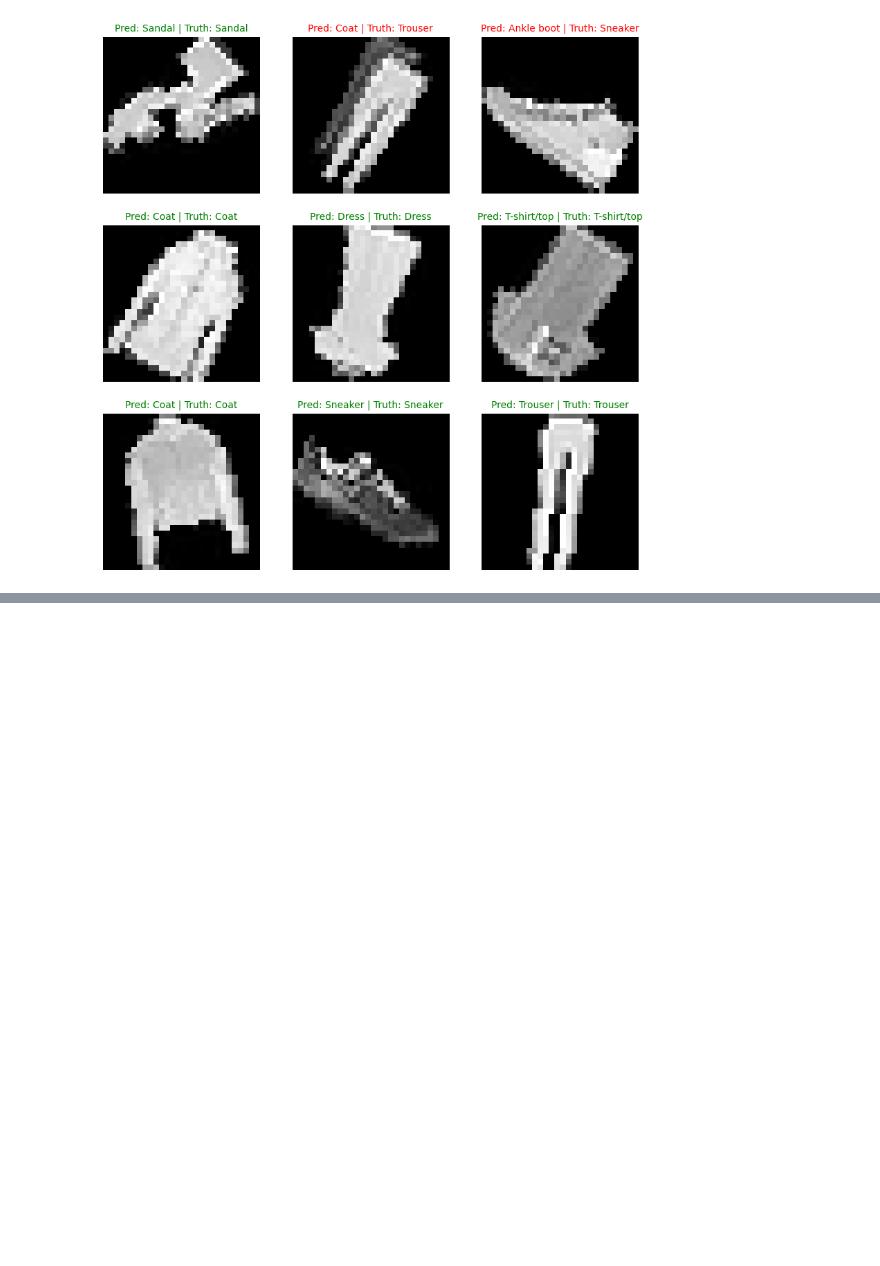
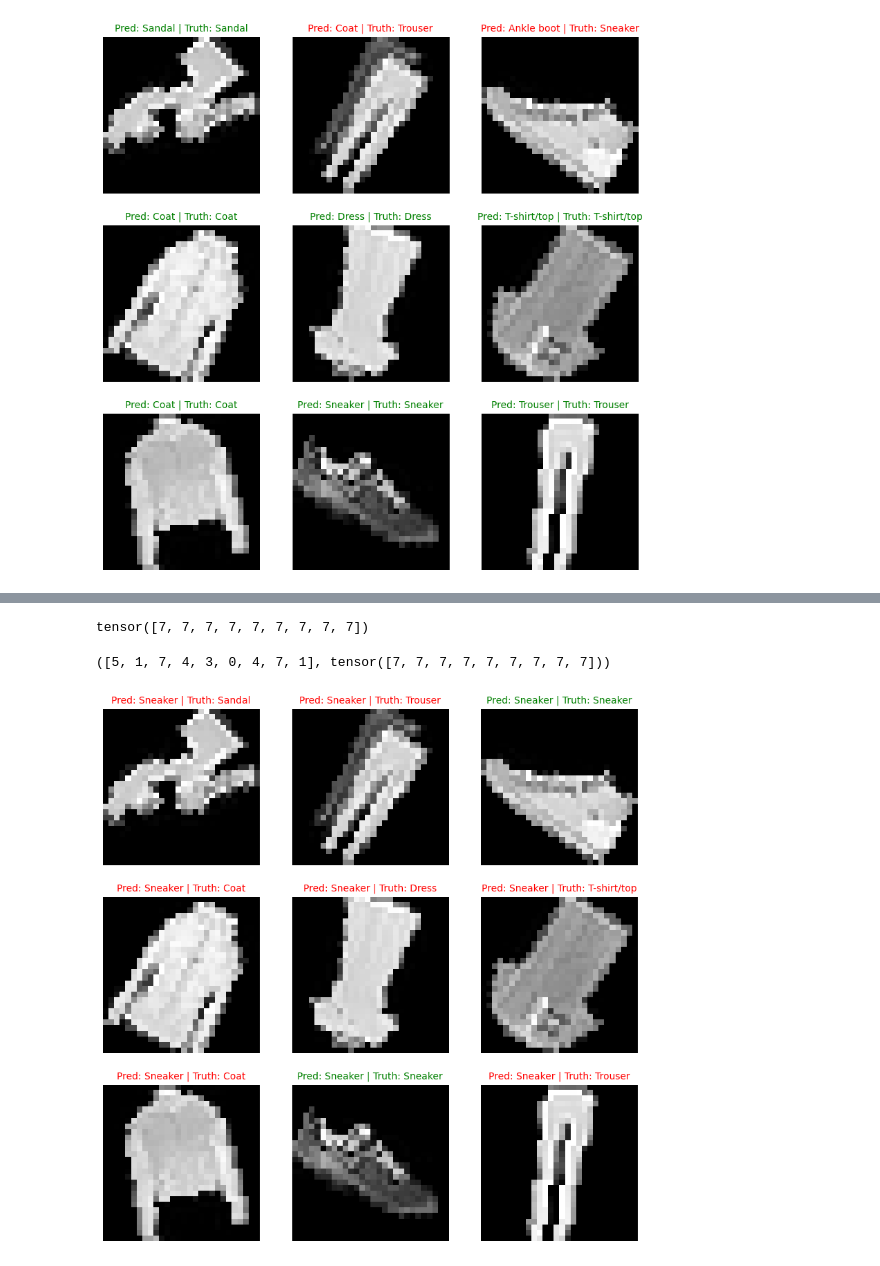
Before and after one commit to TeguhPermana666/Fashion_Mnist, a Jupyter notebook: model.ipynb, the cells around one changed output, grey strips where cells are left out. Drawn from its saved outputs; the diff is of its cells as text; code cells hidden in the pictures; blank space fills up the shorter version.

Commit message:
[Ai] CNN model #6

```diff
--- a/model.ipynb
+++ b/model.ipynb
@@ -689,0 +829,17 @@ for i, sample in enumerate(test_samples):
+# %%
+# Create a new instance of FashionMNISTModelV0
+# Note: loading model will error if the shapes here aren't the same as the saved version
+from CNN import FashionCNN
+loaded_model_2 =FashionCNN().to(device)
+# Load in the saved state_dict()
+loaded_model_2.load_state_dict(torch.load(f=MODEL_SAVE_PATH))
+
+# Send model to GPU
+loaded_model_2 = loaded_model_2.to(device)
+# %%
+# Make predictions on test samples with model 0
+pred_probs= make_predictions(model=loaded_model_2,
+                             data=test_samples)
+
+# View first two prediction probabilities list
+pred_probs
@@ -689,0 +865,38 @@ for i, sample in enumerate(test_samples):
+# %%
+pred_classes = pred_probs.argmax(axis=1)
+pred_classes
+# %% [output]
+tensor([7, 7, 7, 7, 7, 7, 7, 7, 7])
+# %%
+test_labels,pred_classes
+# %% [output]
+([5, 1, 7, 4, 3, 0, 4, 7, 1], tensor([7, 7, 7, 7, 7, 7, 7, 7, 7]))
+# %%
+# Plot predictions
+plt.figure(figsize=(10,10 ))
+nrows = 3
+ncols = 3
+for i, sample in enumerate(test_samples):
+  # Create a subplot
+  plt.subplot(nrows, ncols, i+1)
+
+  # Plot the target image
+  plt.imshow(sample.squeeze(), cmap="gray")
+
+  # Find the prediction label (in text form, e.g. "Sandal")
+  pred_label = class_names[pred_classes[i]]
+
+  # Get the truth label (in text form, e.g. "T-shirt")
+  truth_label = class_names[test_labels[i]]
+
+  # Create the title text of the plot
+  title_text = f"Pred: {pred_label} | Truth: {truth_label}"
+
+  # Check for equality and change title colour accordingly
+  if pred_label == truth_label:
+      plt.title(title_text, fontsize=10, c="g") # green text if correct
+  else:
+      plt.title(title_text, fontsize=10, c="r") # red text if wrong
+  plt.axis(False)
+# %% [output]
+[figure, added]
```
Also changed, not shown: parts of 8 cells of this notebook, 2 other files.
